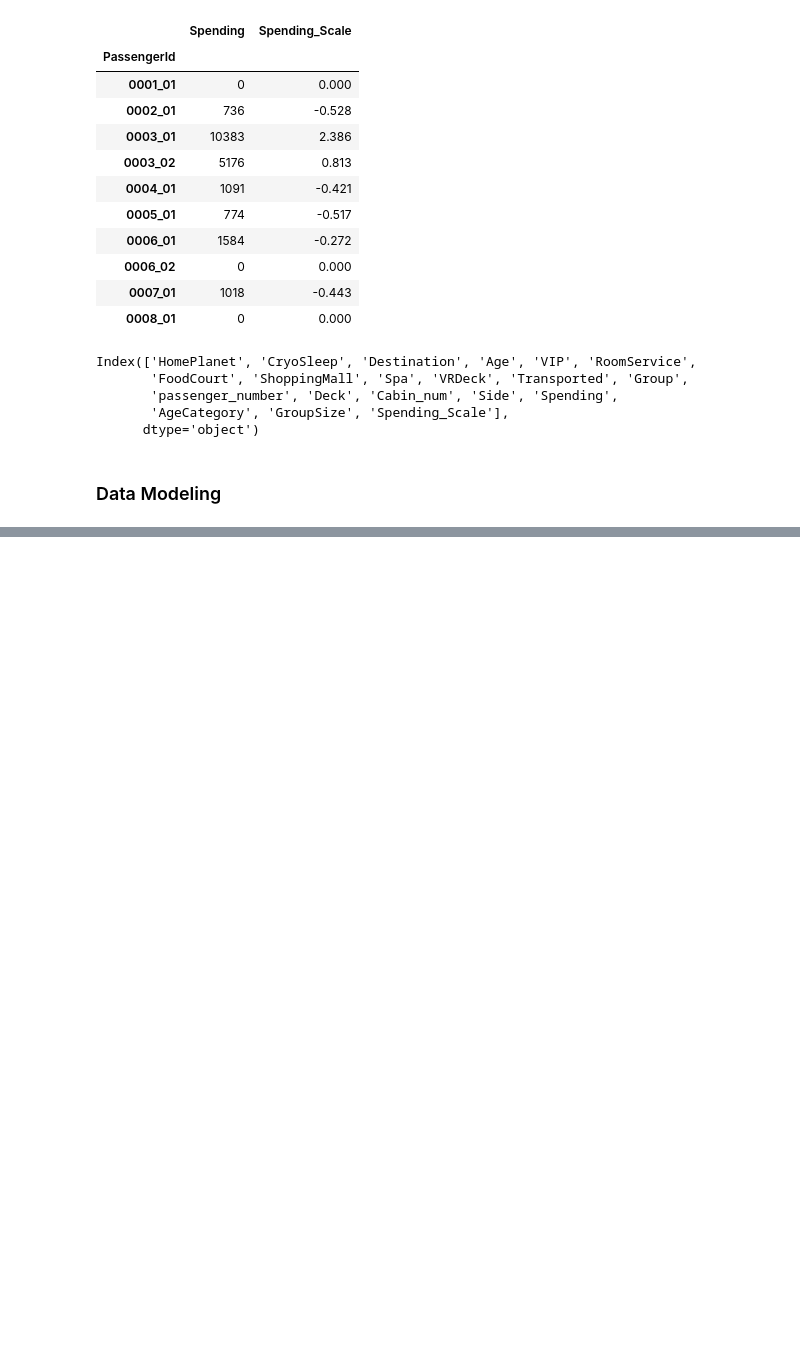
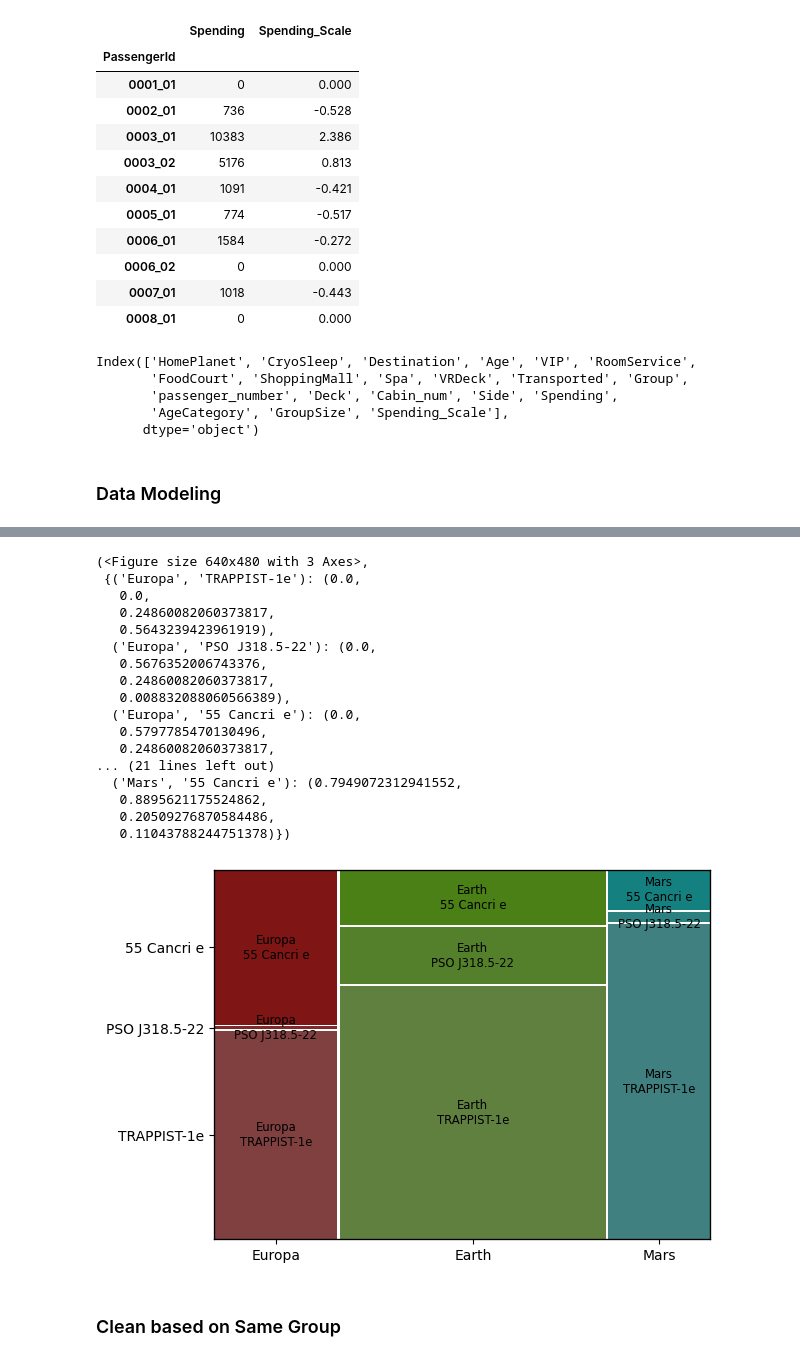
Before and after one commit to ezishr/spaceship-titanic, a Jupyter notebook: eda.ipynb, the cells around one changed output, grey strips where cells are left out. Cells and saved outputs as stored; diff of their text form; code cells hidden in the pictures; blank space fills up the shorter version.

```diff
--- a/eda.ipynb
+++ b/eda.ipynb
@@ -919,0 +978,24 @@ AttributeError: 'NoneType' object has no attribute 'feature_importances_'
+# %%
+from statsmodels.graphics.mosaicplot import mosaic
+mosaic(df_destination, ['HomePlanet','Destination'])
+# %% [output]
+(<Figure size 640x480 with 3 Axes>,
+ {('Europa', 'TRAPPIST-1e'): (0.0,
+   0.0,
+   0.24860082060373817,
+   0.5643239423961919),
+  ('Europa', 'PSO J318.5-22'): (0.0,
+   0.5676352006743376,
+   0.24860082060373817,
+   0.008832088060566389),
+  ('Europa', '55 Cancri e'): (0.0,
+   0.5797785470130496,
+   0.24860082060373817,
+... (21 lines left out)
+  ('Mars', '55 Cancri e'): (0.7949072312941552,
+   0.8895621175524862,
+   0.20509276870584486,
+   0.11043788244751378)})
+[figure, added]
+# %% [markdown]
+### Clean based on Same Group
```
Also changed, not shown: parts of 22 cells of this notebook.
